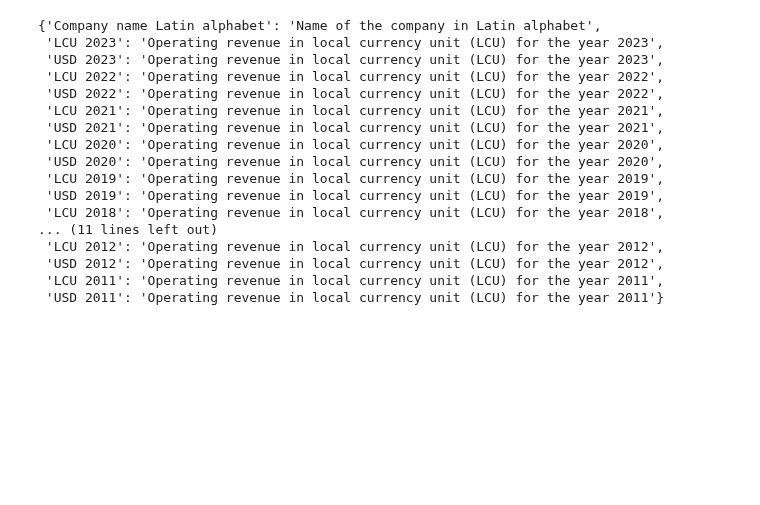
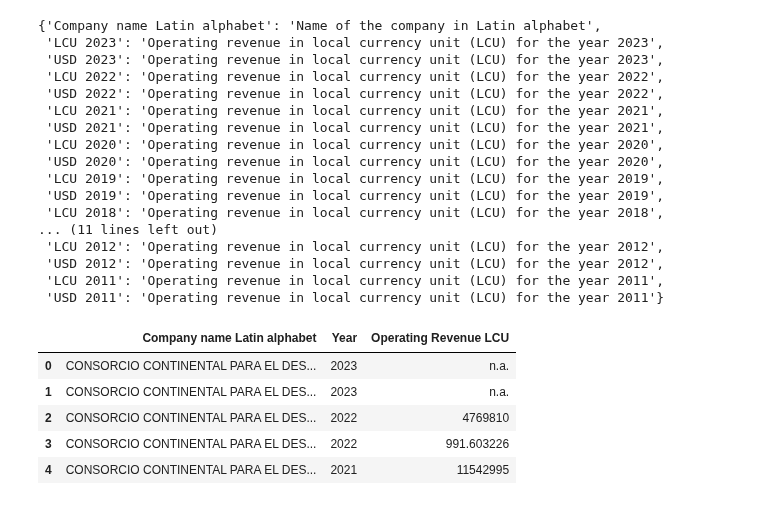
Before and after one commit to alexanderquispe/MediaLab_Summer_Python, a Jupyter notebook: assignments/assignment3/group_3_ass_3_2024.ipynb, the cells around one changed output. Cells and saved outputs as stored; diff of their text form; code cells hidden in the pictures; blank space fills up the shorter version.

```diff
--- a/assignments/assignment3/group_3_ass_3_2024.ipynb
+++ b/assignments/assignment3/group_3_ass_3_2024.ipynb
@@ -199,3 +199,35 @@ column_definitions
  'USD 2012': 'Operating revenue in local currency unit (LCU) for the year 2012',
  'LCU 2011': 'Operating revenue in local currency unit (LCU) for the year 2011',
  'USD 2011': 'Operating revenue in local currency unit (LCU) for the year 2011'}
+# %%
+########################################## EXCERCISE 5 ##########################################
+
+
+# Replicating the reshaping of the data using a for loop instead of pandas methods
+
+# Initialize an empty list to store the reshaped data
+reshaped_data = []
+
+# Loop over each row in the filtered dataframe
+for index, row in data.iterrows():
+    company_name = row["Company name"]
+
+    # Loop over each year column
+    for year_col in data.columns[1:]:
+        year = year_col.split()[-1]  # Extract the year from the column name
+        revenue = row[year_col]      # Get the revenue for that year
+
+        # Append a dictionary for each year with company name, year, and revenue
+        reshaped_data.append({"Company name Latin alphabet": company_name, "Year": year, "Operating Revenue LCU": revenue})
+
+# Convert the list of dictionaries to a DataFrame
+reshaped_df_for_loop = pd.DataFrame(reshaped_data)
+
+reshaped_df_for_loop.head()  # Displaying the first 5 rows of the new reshaped dataframe
+# %% [output]
+|  | Company name Latin alphabet | Year | Operating Revenue LCU |
+| 0 | CONSORCIO CONTINENTAL PARA EL DES... | 2023 | n.a. |
+| 1 | CONSORCIO CONTINENTAL PARA EL DES... | 2023 | n.a. |
+| 2 | CONSORCIO CONTINENTAL PARA EL DES... | 2022 | 4769810 |
+| 3 | CONSORCIO CONTINENTAL PARA EL DES... | 2022 | 991.603226 |
+| 4 | CONSORCIO CONTINENTAL PARA EL DES... | 2021 | 11542995 |
```
